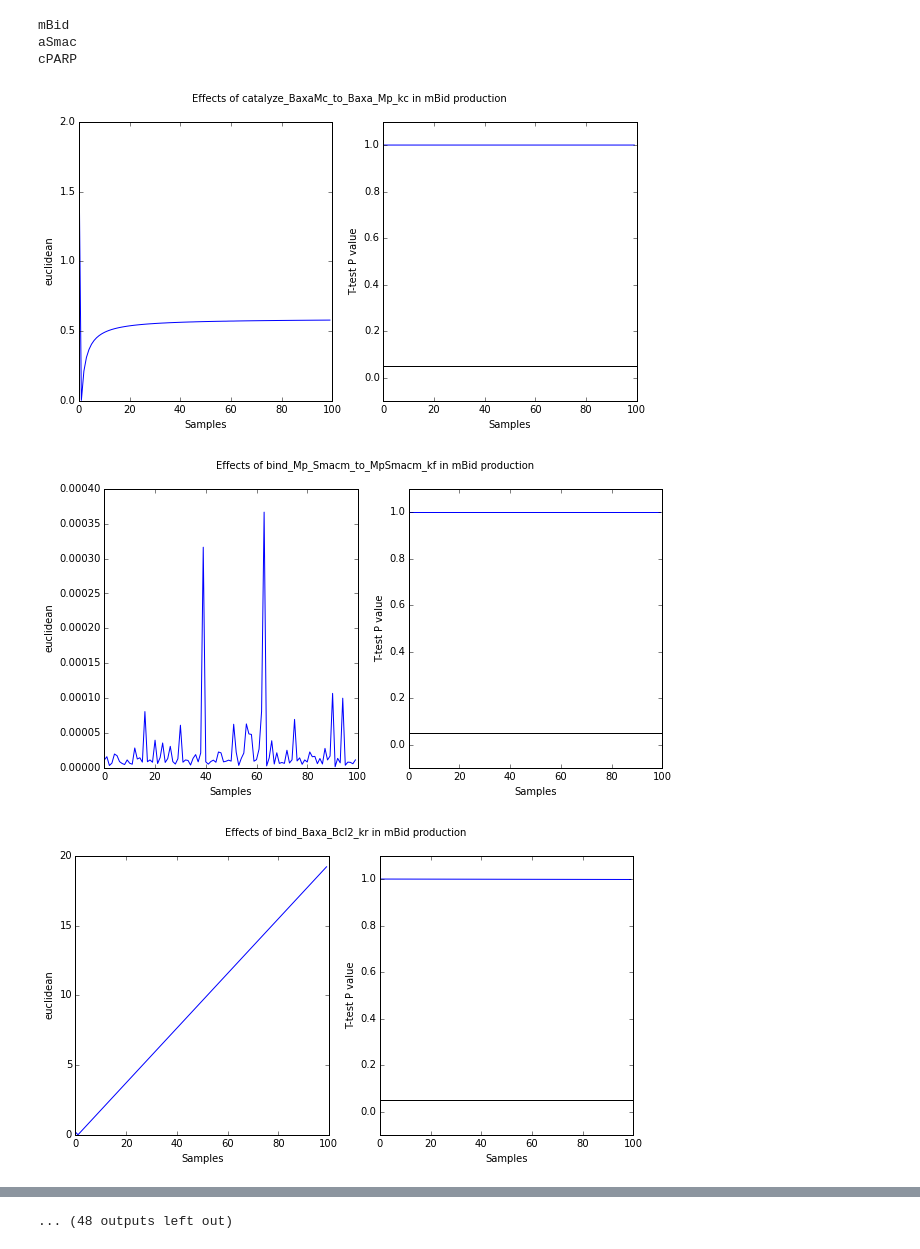
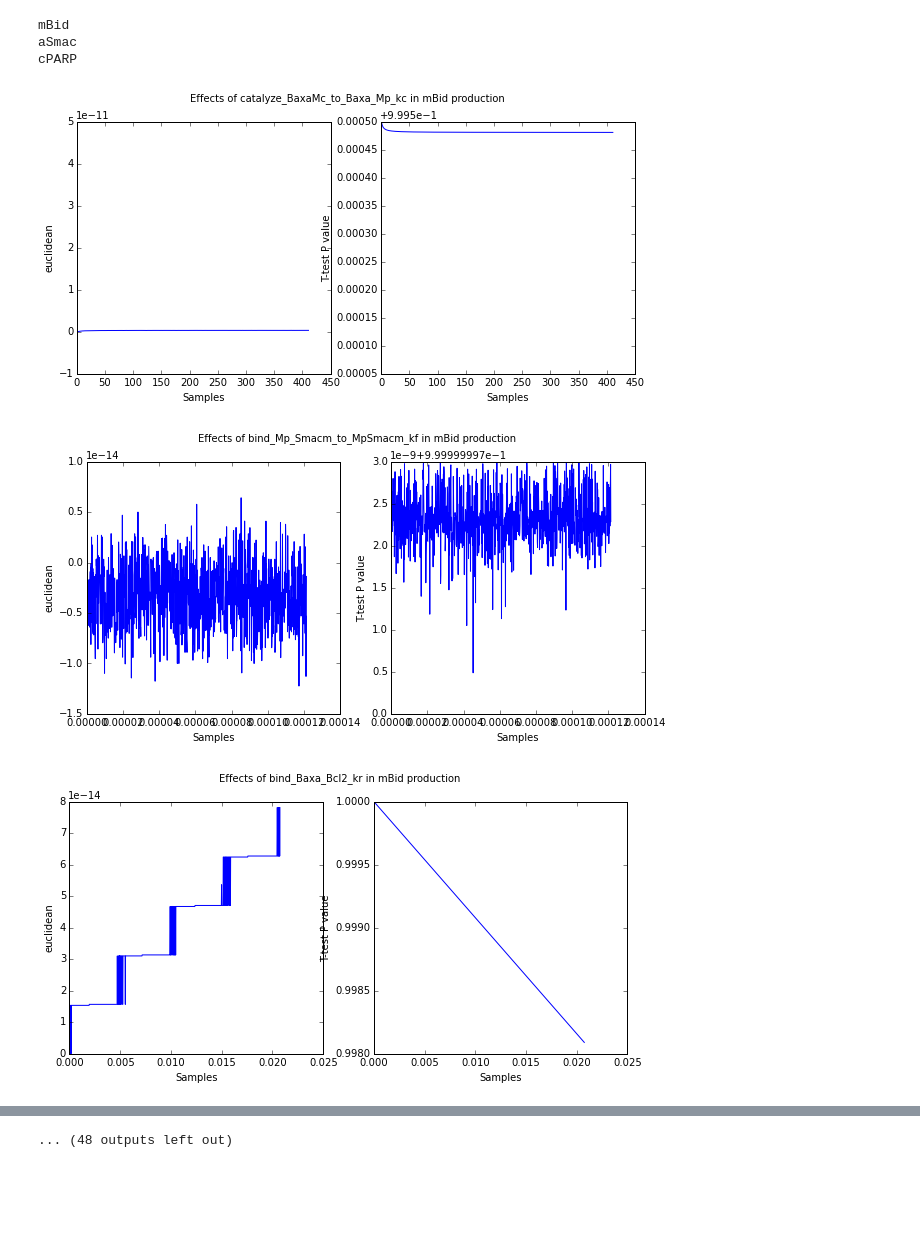
Before and after one commit to ortega2247/qsb, a Jupyter notebook: qsb_sensitivity.ipynb, the cells around one changed output, grey strips where cells are left out. Saved outputs shown, nothing was run; the diff lists cells and outputs as text; code cells hidden in the pictures; blank space fills up the shorter version.

Commit message:
Graphs finished

```diff
--- a/qsb_sensitivity.ipynb
+++ b/qsb_sensitivity.ipynb
@@ -108,8 +108,8 @@ def messed_up_param(model,param,out_var,samples):
 #     axes = [fig.add_subplot(len(value_list)/3,len(value_list)/2,x) for x in range(1,len(value_list)+1)]
     news = []
 #     print(value_list)
-    value_list = np.arange(old_param_value/samples,old_param_value*samples,old_param_value)
-#     value_list = np.arange(0,1,1e-5)
+#     value_list = np.arange(old_param_value/samples,old_param_value*samples,old_param_value)
+    value_list = np.linspace(old_param_value/1000,old_param_value*1000,samples)
     for value in value_list:
         # Set the parameter to the new value
         param.value = value
@@ -125,26 +125,26 @@ def messed_up_param(model,param,out_var,samples):
         t_test,pval = stats.ttest_ind(new_analyte,analyte)
 
         # Measure the euclidean distance between the sample and the original model
-        euclidean = pdist([new_analyte,analyte])
+#         euclidean = pdist([new_analyte,analyte])
         # Measure the JSD
-#         jsd = DLK(analyte,new_analyte,1,1/analyte[-1])
+        dlk = DLK(analyte,new_analyte,1,1/analyte[-1])
         # Store result in dictionary
-        sample_output[value] = [euclidean[0],pval]
+        sample_output[value] = [dlk,pval]
 #         ax.plot(t,new_analyte)
         # Organize result as a table
         sample_output_table = pd.DataFrame.from_dict(sample_output,orient='index')
-        sample_output_table.columns=['euclidean','T_test_Pval']
+        sample_output_table.columns=['dlk','T_test_Pval']
         sample_output_table.index.name = param.args[0]
         sample_output_table.reset_index(inplace=True)
         sample_output_table.sort(param.args[0],inplace=True)
         sample_output_table.set_index(param.args[0],inplace=True)
 #     fig.tight_layout()
-    return sample_output_table,news,value_list,analyte
+    return sample_output_table,news,value_list,analyte,old_param_value
 # %%
 perturbations = {}
 for output in ['mBid','aSmac','cPARP']:
     print(output)
-    perturbations[output] = {param.args[0]: messed_up_param(m,param,output,100) for param in params_to_change}
+    perturbations[output] = {param.args[0]: messed_up_param(m,param,output,1000) for param in params_to_change}
 # %% [output]
 mBid
 aSmac
@@ -152,32 +152,33 @@ cPARP
 # %%
 below_significant = {}
 for output in ['mBid','aSmac','cPARP']:
     for parameter in perturbations[output].keys():
         messed_up = perturbations[output][parameter][0]
 
-
-
-        below = len(messed_up[messed_up['T_test_Pval'] < 0.00005])
+        below = len(messed_up[messed_up['T_test_Pval'] < 0.05])
         if below > 0:
             if not output in below_significant:
                 below_significant[output] = {}
             below_significant[output][parameter] = below
 
         fig = plt.figure(figsize=(10,5))
+        fig.autofmt_xdate()
         ax1 = fig.add_subplot(121)
-        ax1.plot(messed_up['euclidean'].values)
+        ax1.plot(messed_up.index.values,messed_up['dlk'].values)
         ax1.set_xlabel("Samples")
         ax1.set_ylabel("euclidean")
 
         ax2 = fig.add_subplot(122)
-        ax2.plot(messed_up['T_test_Pval'].values)
+        ax2.plot(messed_up.index.values,messed_up['T_test_Pval'].values)
         ax2.set_xlabel("Samples")
         ax2.set_ylabel("T-test P value")
-        ax2.set_ylim(-0.1,1.1)
+#         ax2.set_ylim(-0.1,1.1)
 
-        ax2.hlines(0.05,0,100)
+#         ax2.hlines(0.05,0,1000)
         fig.suptitle("Effects of {} in {} production".format(parameter,output))
+    fig.tight_layout()
+plt.savefig('qsb_sensitivity/plots.png')
 # %% [output]
-[figure, old version]
+[figure, new version]
-[figure, old version]
+[figure, new version]
-[figure, old version]
+[figure, new version]
```
Also changed, not shown: parts of 4 cells of this notebook.
